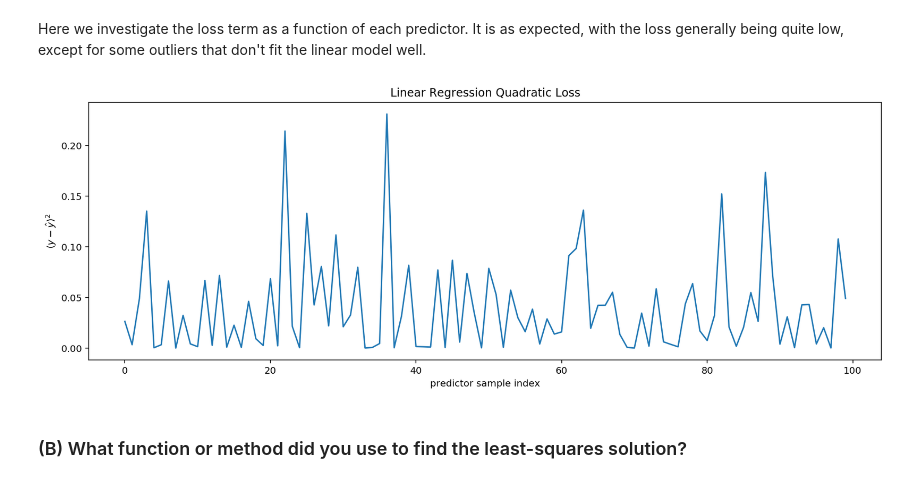
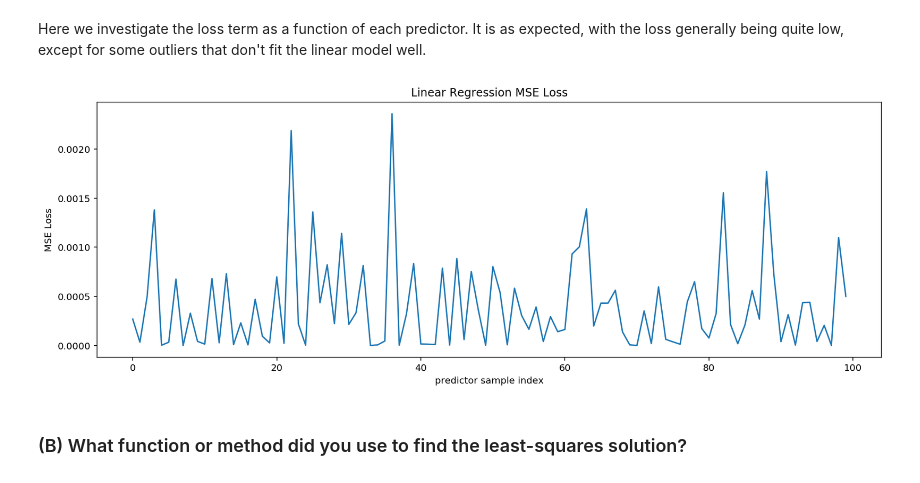
Before and after one commit to nicholasRenninger/DeepLearning_with_Ralphie, a Jupyter notebook: HW/HW 1/2020 assignment_1_Renninger.ipynb, the cells around one changed output. Drawn from its saved outputs; the diff is of its cells as text; code cells hidden in the pictures.

```diff
--- a/HW/HW 1/2020 assignment_1_Renninger.ipynb
+++ b/HW/HW 1/2020 assignment_1_Renninger.ipynb
@@ -93,9 +93,11 @@ def getFeaturesWithBias(X):
 
     return X_b
 
-def computeQuadraticLoss(y, y_hat):
+def computePointwiseQuadraticLoss(y, y_hat):
     """
     Computes the quadratic loss for each target-target_est pair
+
+    linear regression is typically formulated assuming an MSE loss
 
     Parameters
     ----------
@@ -108,7 +110,11 @@ def computeQuadraticLoss(y, y_hat):
            (size : no of examples X 1)
     """
 
-    loss = np.square(y - y_hat)
+    N = len(y)
+
+    # here, accounting for the 1 degree of freedom in a linear model with one
+    # predictor variable for the computation of Mean-square-error (MSE))
+    loss = 1 / (N - 2) * np.square(y - y_hat)
 
     return loss
 # %% [markdown]
@@ -143,16 +160,27 @@ plt.ylabel('target value');
 # %% [markdown]
 Here we investigate the loss term as a function of each predictor. It is as expected, with the loss generally being quite low, except for some outliers that don't fit the linear model well.
 # %%
-# make it wide to see the timeseries more easily
-plt.rcParams['figure.figsize'] = [15, 5]
-loss = computeQuadraticLoss(targets, regressed_targets)
-plt.plot(predictor_indices, loss, '-')
+def plot_loss(indices, lossData, xlabel, **kwargs):
 
-plt.title('Linear Regression Quadratic Loss')
-plt.xlabel('predictor sample index');
-plt.ylabel(r'$(y - \hat{y})^2$');
+    plt.figure()
+
+    # make it wide to see the timeseries more easily
+    plt.rcParams['figure.figsize'] = [15, 5]
+
+    for loss in lossData:
+        plt.plot(indices, loss, '-')
+
+    plt.title('Linear Regression MSE Loss')
+    plt.xlabel(xlabel);
+    plt.ylabel(r'MSE Loss');
+
+    if 'legendStrings' in kwargs:
+        plt.legend(kwargs['legendStrings'])
+
+loss = computePointwiseQuadraticLoss(targets, regressed_targets)
+plot_loss(predictor_indices, [loss], xlabel='predictor sample index')
 # %% [output]
-[figure, old version]
+[figure, new version]
 # %% [markdown]
 ### (B) What function or method did you use to find the least-squares solution?
 # %% [markdown]
```
Also changed, not shown: parts of 25 cells of this notebook.
